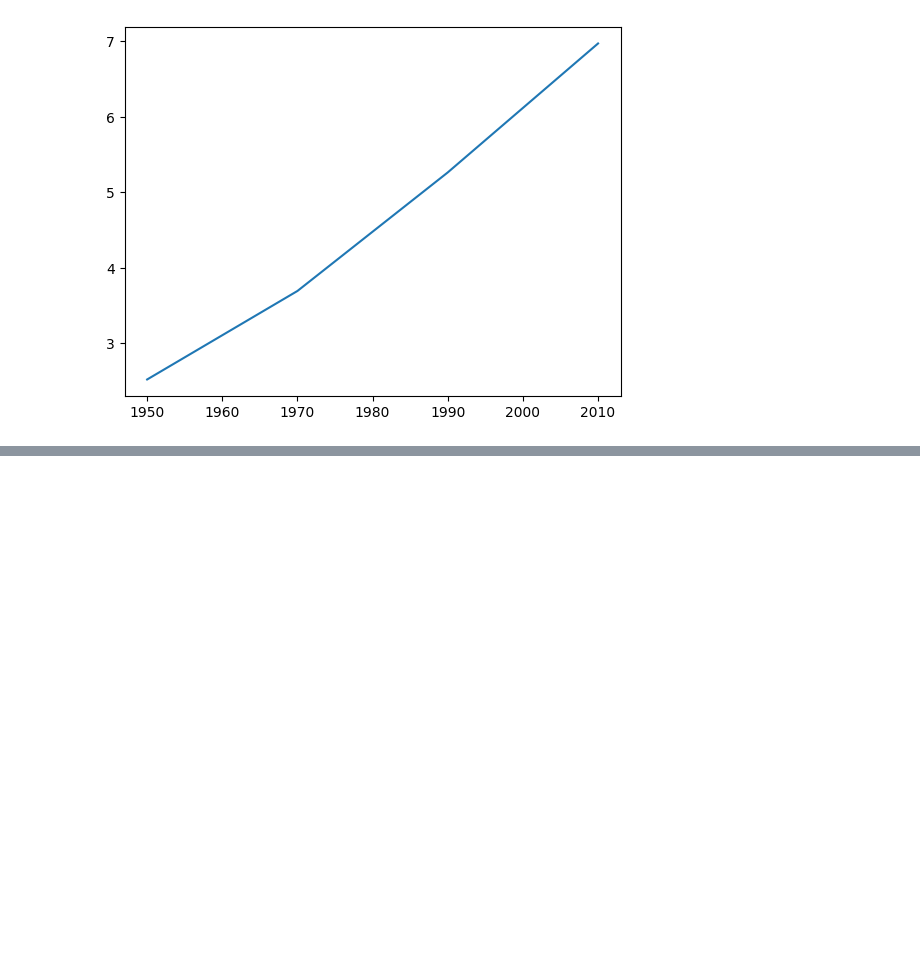
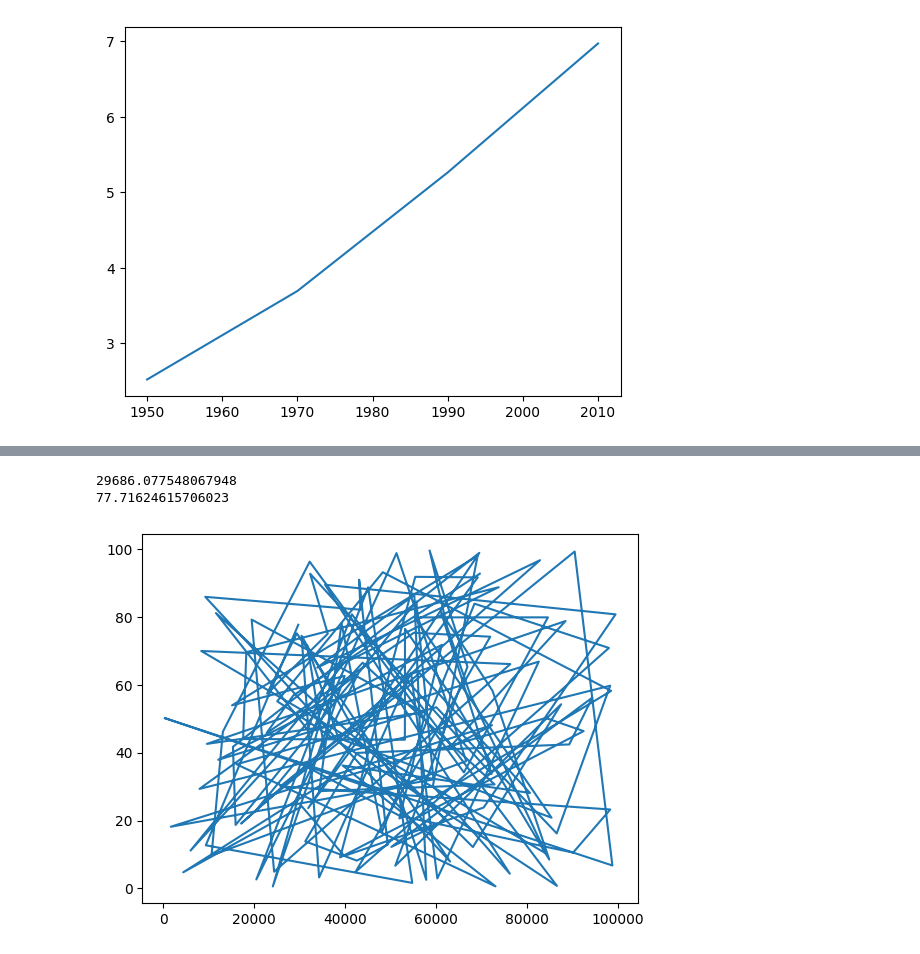
Before and after one commit to hasanshahriar32/ads, a Jupyter notebook: 2.intermediate-python/notes/matploitlib.ipynb, the cells around one changed output, grey strips where cells are left out. Cells and saved outputs as stored; diff of their text form; code cells hidden in the pictures; blank space fills up the shorter version.

```diff
--- a/2.intermediate-python/notes/matploitlib.ipynb
+++ b/2.intermediate-python/notes/matploitlib.ipynb
@@ -19,0 +56,25 @@ plt.show()
+# %%
+# generate gdp_cap and life_exp programatically random
+
+import numpy as np
+import matplotlib.pyplot as plt
+
+np.random.seed(123)
+gdp_cap = np.random.rand(142) * 100000
+life_exp = np.random.rand(142) * 100
+
+
+
+# Print the last item of gdp_cap and life_exp
+print(gdp_cap[141])
+print(life_exp[141])
+
+# Make a line plot, gdp_cap on the x-axis, life_exp on the y-axis
+plt.plot(gdp_cap, life_exp)
+
+# Display the plot
+plt.show()
+# %% [output]
+29686.077548067948
+77.71624615706023
+[figure, added]
```
Also changed, not shown: parts of 9 cells of this notebook, 2 other files.
